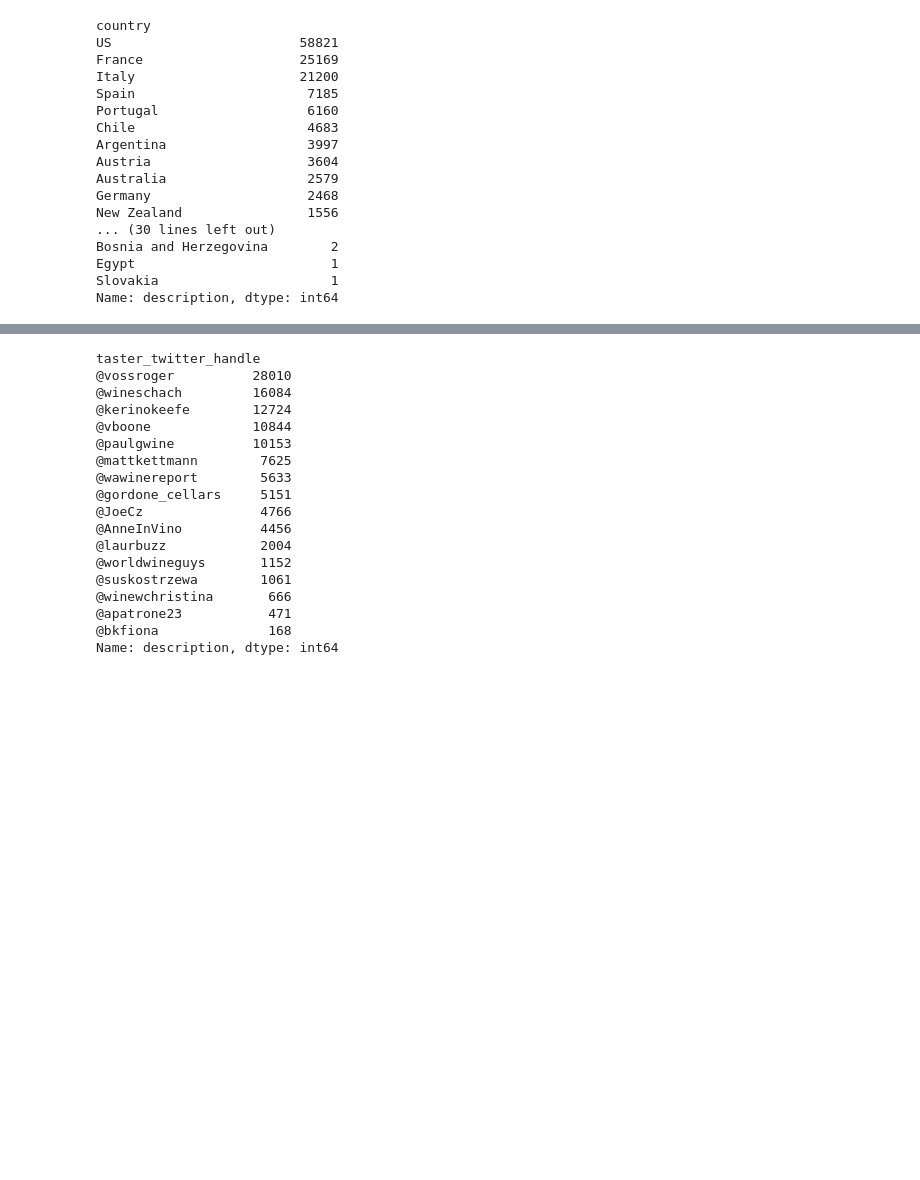
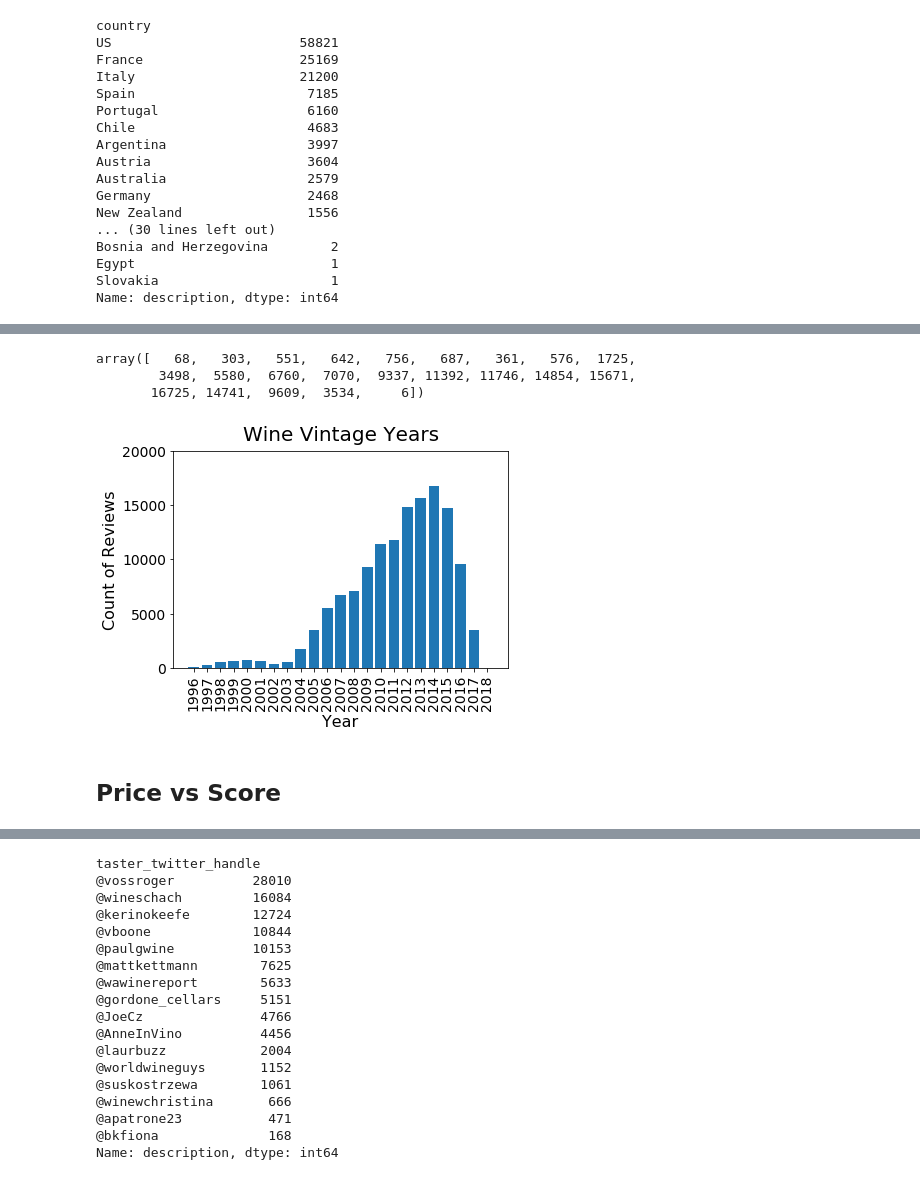
Before and after one commit to vanessapolliard/which-wine, a Jupyter notebook: notebooks/data_exploration.ipynb, the cells around one changed output, grey strips where cells are left out. Drawn from its saved outputs; the diff is of its cells as text; code cells hidden in the pictures; blank space fills up the shorter version.

```diff
--- a/notebooks/data_exploration.ipynb
+++ b/notebooks/data_exploration.ipynb
@@ -158,0 +217,26 @@ Name: description, Length: 67, dtype: int64
+# %%
+yvals
+# %% [output]
+array([   68,   303,   551,   642,   756,   687,   361,   576,  1725,
+        3498,  5580,  6760,  7070,  9337, 11392, 11746, 14854, 15671,
+       16725, 14741,  9609,  3534,     6])
+# %%
+years = list(vintage.index[44:])
+fig, ax = plt.subplots()
+xvals = [str(val)[:-2] for val in years]
+yvals = vintage.values[44:]
+plt.xticks(rotation='vertical',fontsize=14)
+ax.bar(xvals,yvals)
+ax.tick_params(axis="y", labelsize=14)
+ax.set_xticks(xvals)
+#x_ticks = np.linspace(1996,2017,6)
+y_ticks = np.linspace(0,20000,5)
+#ax.set_xticks(x_ticks)
+ax.set_yticks(y_ticks)
+ax.set_xlabel("Year",fontsize=16)
+ax.set_ylabel("Count of Reviews",fontsize=16)
+ax.set_title("Wine Vintage Years",fontsize=20,pad=10);
+# %% [output]
+[figure, added]
+# %% [markdown]
+## Price vs Score
```
Also changed, not shown: parts of 44 cells of this notebook, 1 other file.
